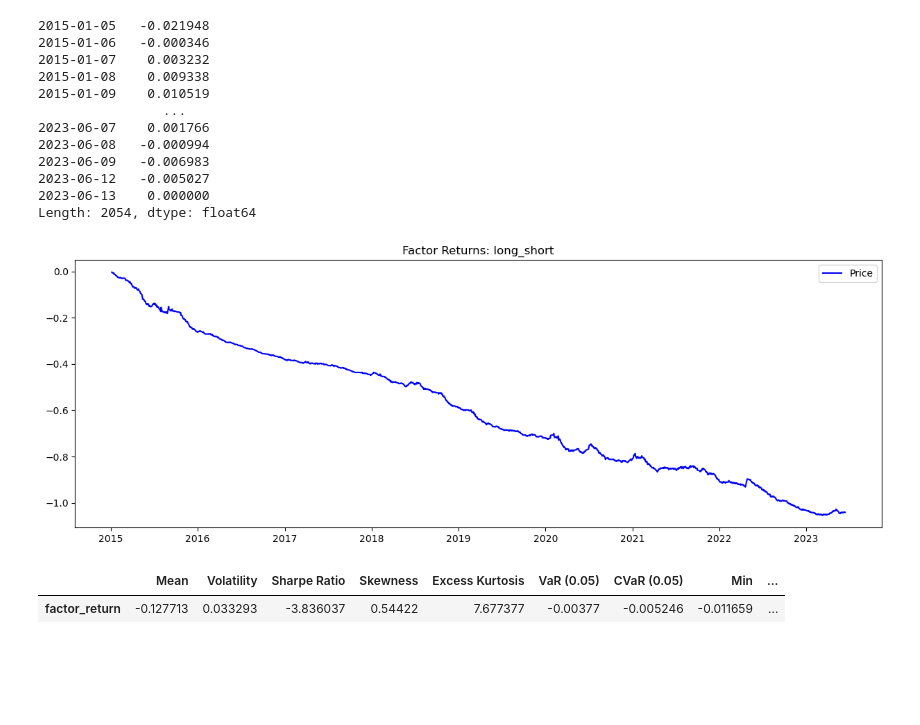
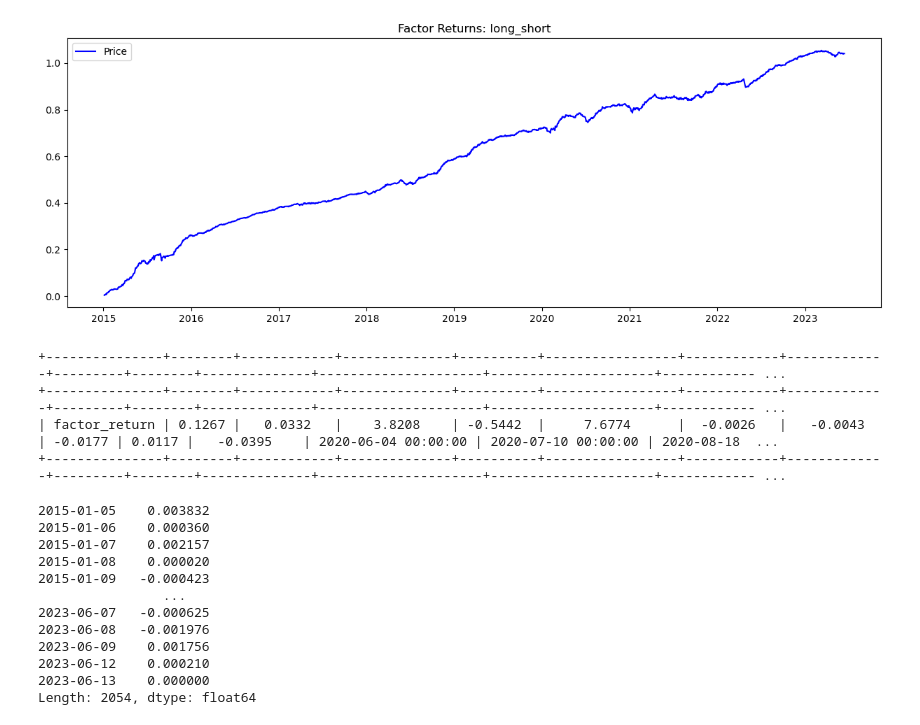
Before and after one commit to AlfredCYL/factor_analyser, a Jupyter notebook: Functional Demo.ipynb, the cells around one changed output. Drawn from its saved outputs; the diff is of its cells as text; code cells hidden in the pictures; blank space fills up the shorter version.

Commit message:
Upload to PyPI
* Reorganize the class logic.
* Speed up backtest calculation.
* Upload to PyPI.

```diff
--- a/Functional Demo.ipynb
+++ b/Functional Demo.ipynb
@@ -7,31 +8,26 @@ import matplotlib.pyplot as plt
 f = pd.read_pickle("./data/factor.pkl")
 rets = pd.read_pickle("./data/forwad_rets.pkl")
 # %%
-mng = evaluation_manager(f,rets)
+mng = FactorBacktester(f, rets, forward_time=0, annualization=250)
 # %%
-pnl = mng.get_factor_rets(method="short_equal_weights")
+pnl = mng.get_factor_rets(method="long_short", plot=True, evaluation=True)
 pnl
 # %% [output]
+[figure, added]
-2015-01-05   -0.021948
-2015-01-06   -0.000346
-2015-01-07    0.003232
-2015-01-08    0.009338
-2015-01-09    0.010519
-                ...
-2023-06-07    0.001766
-2023-06-08   -0.000994
-2023-06-09   -0.006983
-2023-06-12   -0.005027
-2023-06-13    0.000000
-Length: 2054, dtype: float64
++---------------+--------+------------+--------------+----------+-----------------+------------+-------------+---------+--------+--------------+---------------------+---------------------+------------ ...
++---------------+--------+------------+--------------+----------+-----------------+------------+-------------+---------+--------+--------------+---------------------+---------------------+------------ ...
+| factor_return | 0.1267 |   0.0332   |    3.8208    | -0.5442  |     7.6774      |  -0.0026   |   -0.0043   | -0.0177 | 0.0117 |   -0.0395    | 2020-06-04 00:00:00 | 2020-07-10 00:00:00 | 2020-08-18  ...
++---------------+--------+------------+--------------+----------+-----------------+------------+-------------+---------+--------+--------------+---------------------+---------------------+------------ ...
+2015-01-05    0.003832
+2015-01-06    0.000360
+2015-01-07    0.002157
+2015-01-08    0.000020
+2015-01-09   -0.000423
+                ...
+2023-06-07   -0.000625
+2023-06-08   -0.001976
+2023-06-09    0.001756
+2023-06-12    0.000210
+2023-06-13    0.000000
+Length: 2054, dtype: float64
-# %%
-mng.plot_factor_rets()
-# %% [output]
-[figure, removed]
-# %%
-summary = mng.evaluate_pnl(252)
-summary
-# %% [output]
-|  | Mean | Volatility | Sharpe Ratio | Skewness | Excess Kurtosis | VaR (0.05) | CVaR (0.05) | Min | ... |
-| factor_return | -0.127713 | 0.033293 | -3.836037 | 0.54422 | 7.677377 | -0.00377 | -0.005246 | -0.011659 | ... |
 # %%
```
Also changed, not shown: parts of 8 cells of this notebook, 16 other files.
